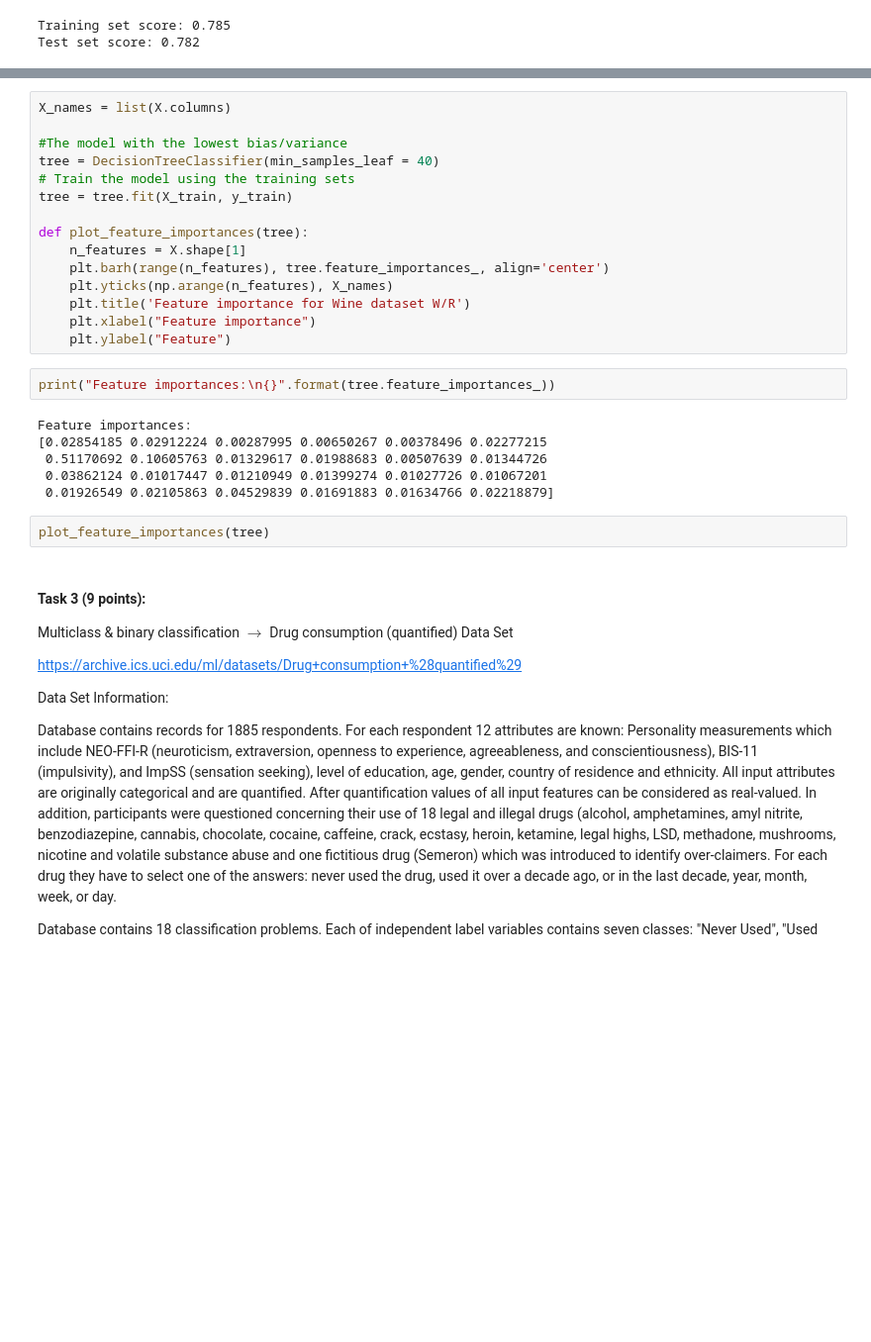
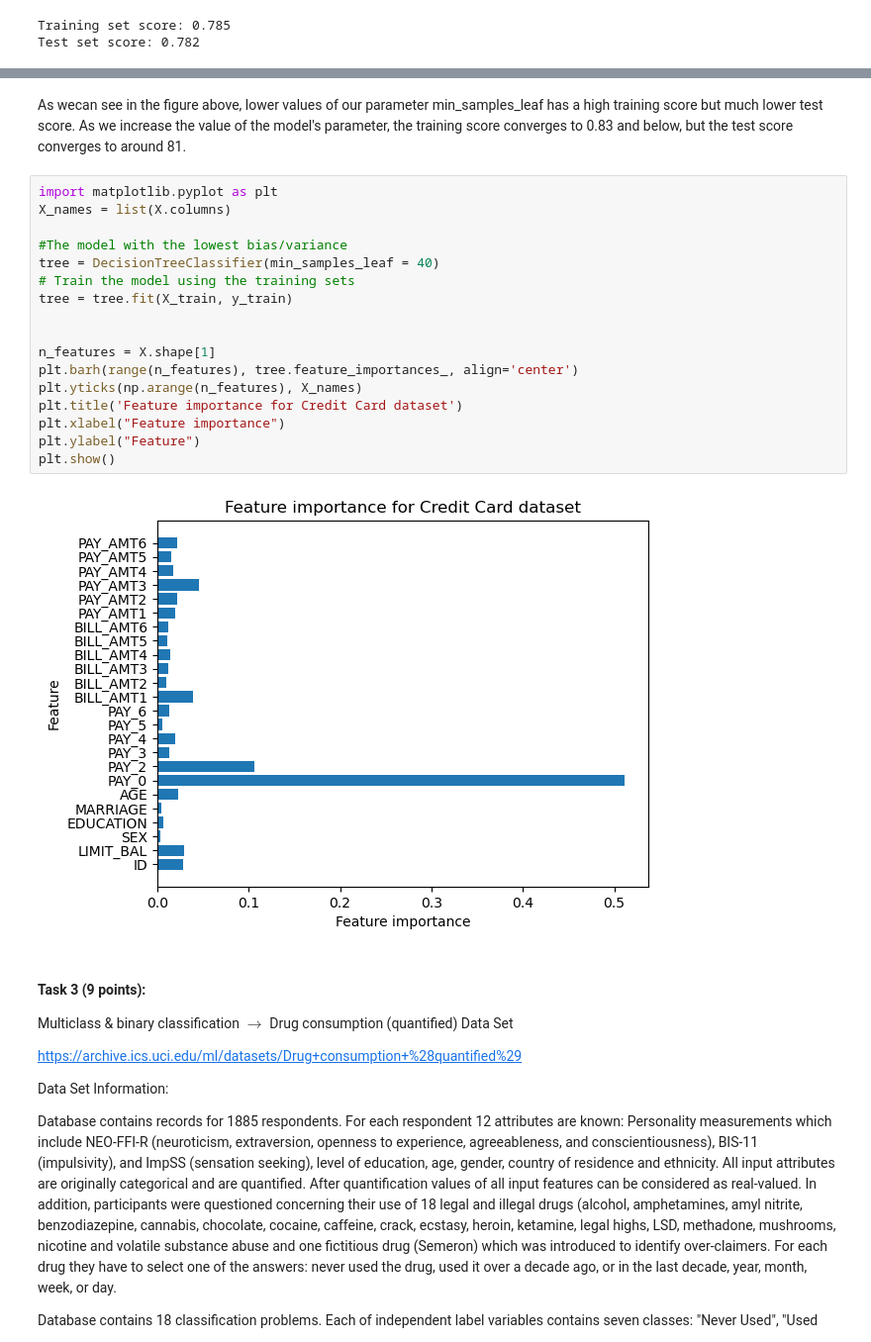
Before and after one commit to AlexTouvras/supervised_learning, a Jupyter notebook: Assignment_1.ipynb, the cells around one changed output, grey strips where cells are left out. Shown at 99% size. Cells and saved outputs as stored; diff of their text form; blank space fills up the shorter version.

```diff
--- a/Assignment_1.ipynb
+++ b/Assignment_1.ipynb
@@ -295,28 +289,24 @@ Feature importances:
+# %% [markdown]
+As wecan see in the figure above, lower values of our parameter min_samples_leaf has a high training score but much lower test score. As we increase the value of the model's parameter, the training score converges to 0.83 and below, but the test score  converges to around 81.
 # %%
+import matplotlib.pyplot as plt
 X_names = list(X.columns)
 
 #The model with the lowest bias/variance
 tree = DecisionTreeClassifier(min_samples_leaf = 40)
 # Train the model using the training sets
 tree = tree.fit(X_train, y_train)
 
-def plot_feature_importances(tree):
-    n_features = X.shape[1]
-    plt.barh(range(n_features), tree.feature_importances_, align='center')
-    plt.yticks(np.arange(n_features), X_names)
-    plt.title('Feature importance for Wine dataset W/R')
-    plt.xlabel("Feature importance")
-    plt.ylabel("Feature")
+
+n_features = X.shape[1]
+plt.barh(range(n_features), tree.feature_importances_, align='center')
+plt.yticks(np.arange(n_features), X_names)
+plt.title('Feature importance for Credit Card dataset')
+plt.xlabel("Feature importance")
+plt.ylabel("Feature")
+plt.show()
+# %% [output]
+[figure, added]
-# %%
-print("Feature importances:\n{}".format(tree.feature_importances_))
-# %% [output]
-Feature importances:
-[0.02854185 0.02912224 0.00287995 0.00650267 0.00378496 0.02277215
- 0.51170692 0.10605763 0.01329617 0.01988683 0.00507639 0.01344726
- 0.03862124 0.01017447 0.01210949 0.01399274 0.01027726 0.01067201
- 0.01926549 0.02105863 0.04529839 0.01691883 0.01634766 0.02218879]
-# %%
-plot_feature_importances(tree)
 # %% [markdown]
 #### Task 3 (9 points):
 
```
Also changed, not shown: parts of 7 cells of this notebook.
